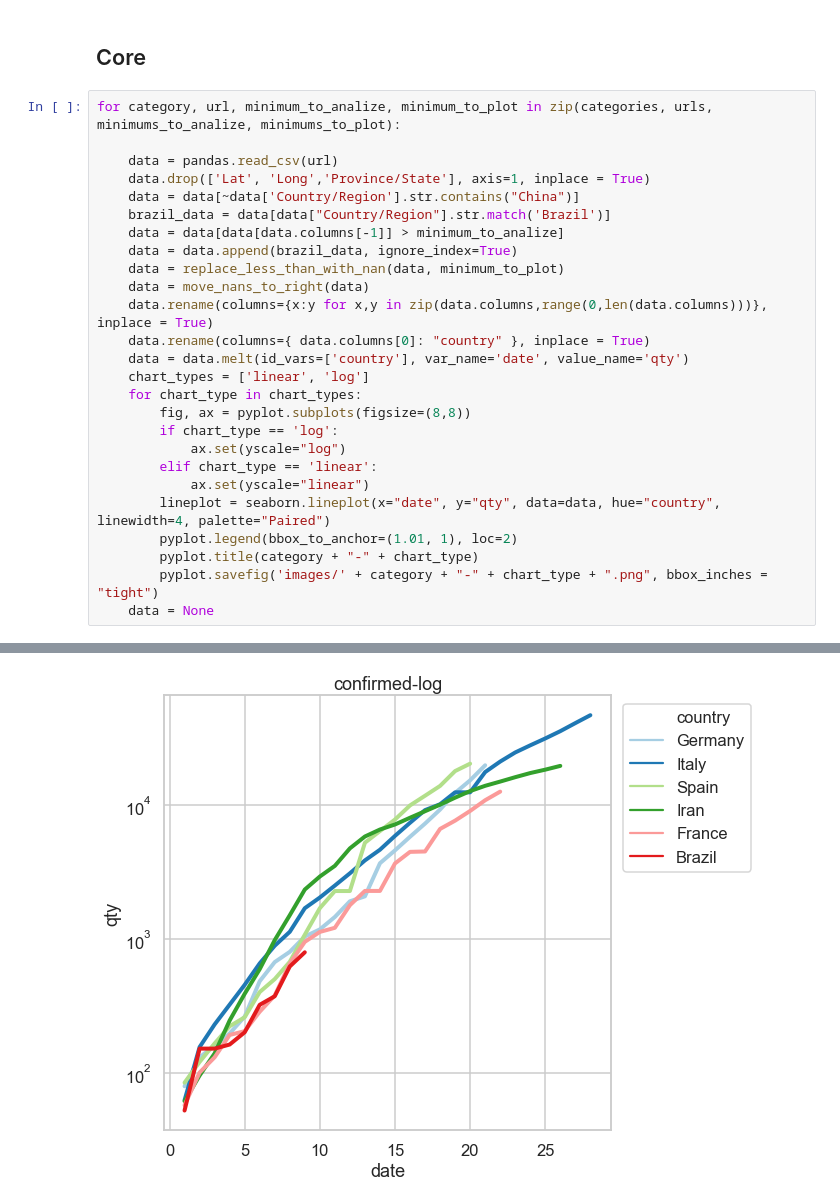
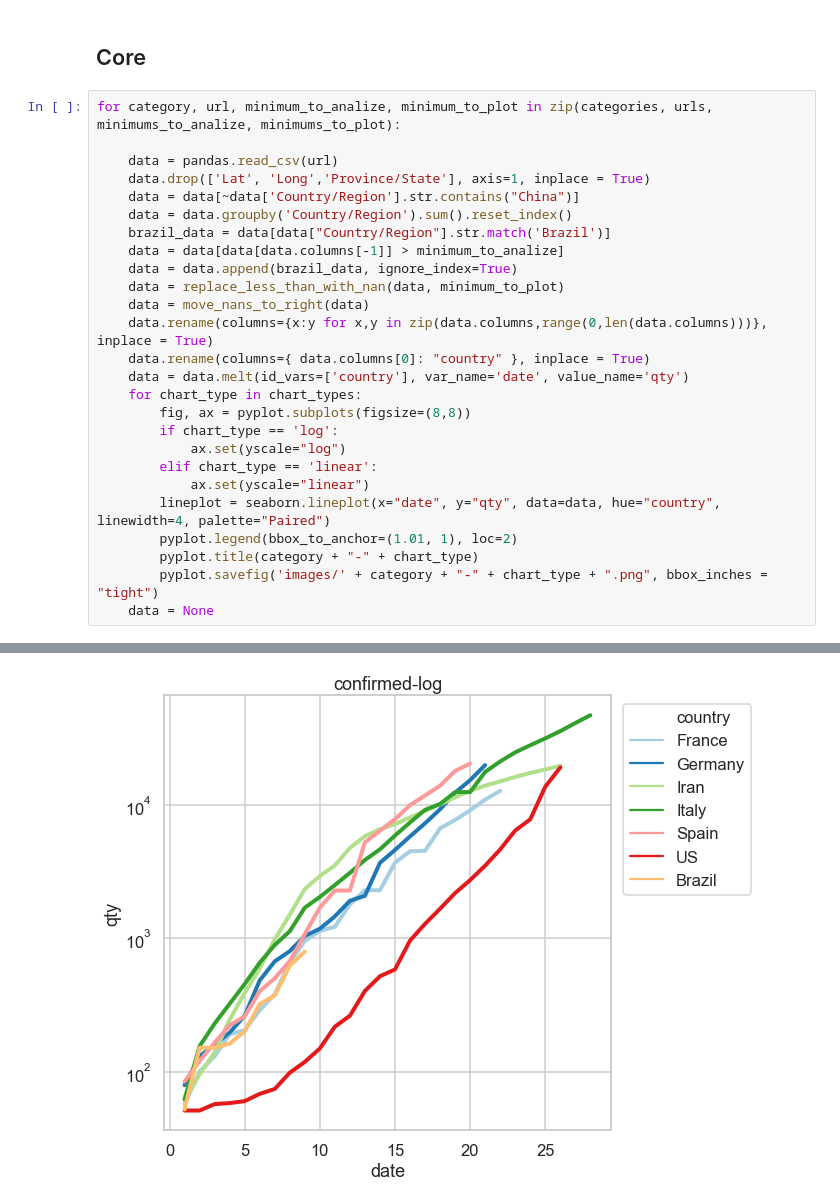
Before and after one commit to lcscarvalho/brazil-covid-19, a Jupyter notebook: brazil-covid-19.ipynb, the cells around one changed output, grey strips where cells are left out. Saved outputs shown, nothing was run; the diff lists cells and outputs as text.

```diff
--- a/brazil-covid-19.ipynb
+++ b/brazil-covid-19.ipynb
@@ -45,6 +46,7 @@ for category, url, minimum_to_analize, minimum_to_plot in zip(categories, urls,
     data = pandas.read_csv(url)
     data.drop(['Lat', 'Long','Province/State'], axis=1, inplace = True)
     data = data[~data['Country/Region'].str.contains("China")]
+    data = data.groupby('Country/Region').sum().reset_index()
     brazil_data = data[data["Country/Region"].str.match('Brazil')]
     data = data[data[data.columns[-1]] > minimum_to_analize]
     data = data.append(brazil_data, ignore_index=True)
@@ -53,7 +55,6 @@ for category, url, minimum_to_analize, minimum_to_plot in zip(categories, urls,
     data.rename(columns={x:y for x,y in zip(data.columns,range(0,len(data.columns)))}, inplace = True)
     data.rename(columns={ data.columns[0]: "country" }, inplace = True)
     data = data.melt(id_vars=['country'], var_name='date', value_name='qty')
-    chart_types = ['linear', 'log']
     for chart_type in chart_types:
         fig, ax = pyplot.subplots(figsize=(8,8))
         if chart_type == 'log':
@@ -70 +71 @@ for category, url, minimum_to_analize, minimum_to_plot in zip(categories, urls,
-[figure, old version]
+[figure, new version]
```
Also changed, not shown: parts of 2 cells of this notebook, 6 other files.
